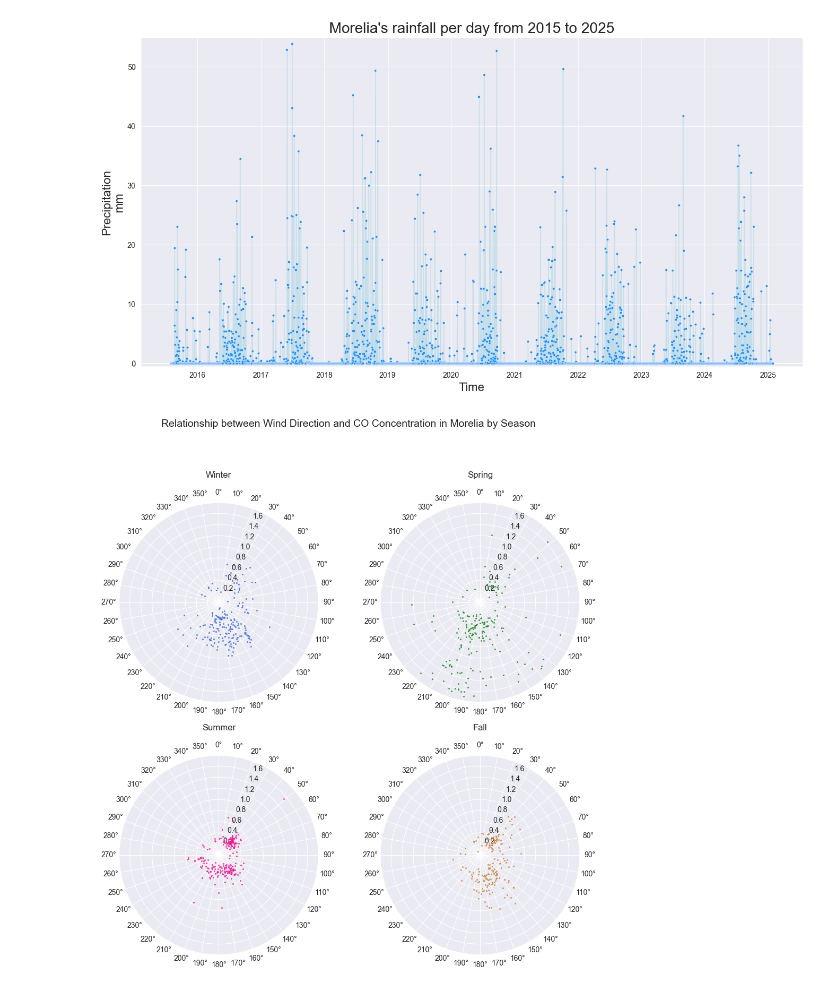
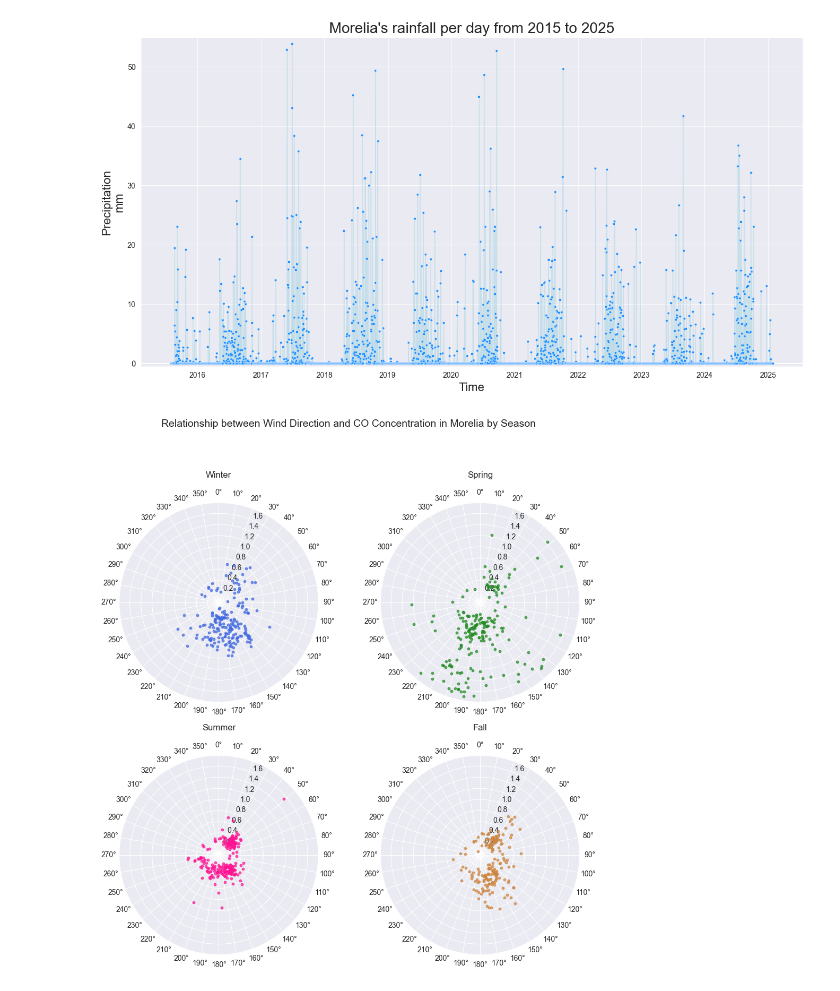
Before and after one commit to arnoldtics/Atmospheric_Data_Insights, a Jupyter notebook: DataVisualization/Area/Code.ipynb, the cells around one changed output. Saved outputs shown, nothing was run; the diff lists cells and outputs as text; code cells hidden in the pictures.

Commit message:
New plots

```diff
--- a/DataVisualization/Area/Code.ipynb
+++ b/DataVisualization/Area/Code.ipynb
@@ -59,19 +59,19 @@ seasons_data = {
 # %%
 fig, axes = plt.subplots(2, 2, subplot_kw={'projection': 'polar'}, figsize=(10, 10))
 fig.suptitle("Relationship between Wind Direction and CO Concentration in Morelia by Season", fontsize=14, y=1.05)
 
 for ax, (season, data) in zip(axes.flat, seasons_data.items()):
     df = data["df"]
     color = data["color"]
 
-    ax.scatter(df["WDir_rad"], df["CO"], s=1.5, color=color, alpha=0.7)
+    ax.scatter(df["WDir_rad"], df["CO"], s=10, color=color, alpha=0.7)
     ax.set_theta_zero_location('N')
     ax.set_theta_direction(-1)
     ax.set_title(f"{season}", pad=15, fontsize=12)
     ax.set_ylim(0, 1.79)
     ax.set_xticks(np.radians([x for x in range(0, 360, 10)]))
 
 plt.tight_layout()
 plt.show()
 # %% [output]
-[figure, old version]
+[figure, new version]
```
Also changed, not shown: 1 other file.
